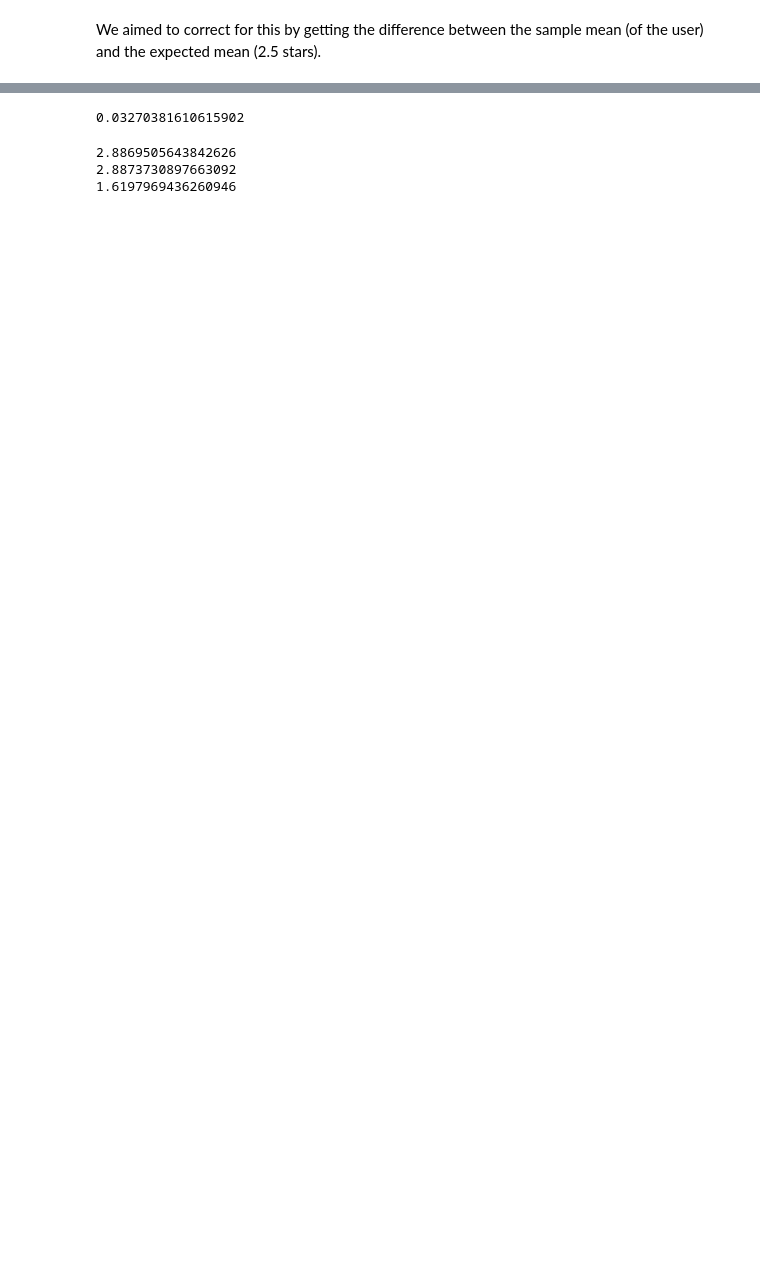
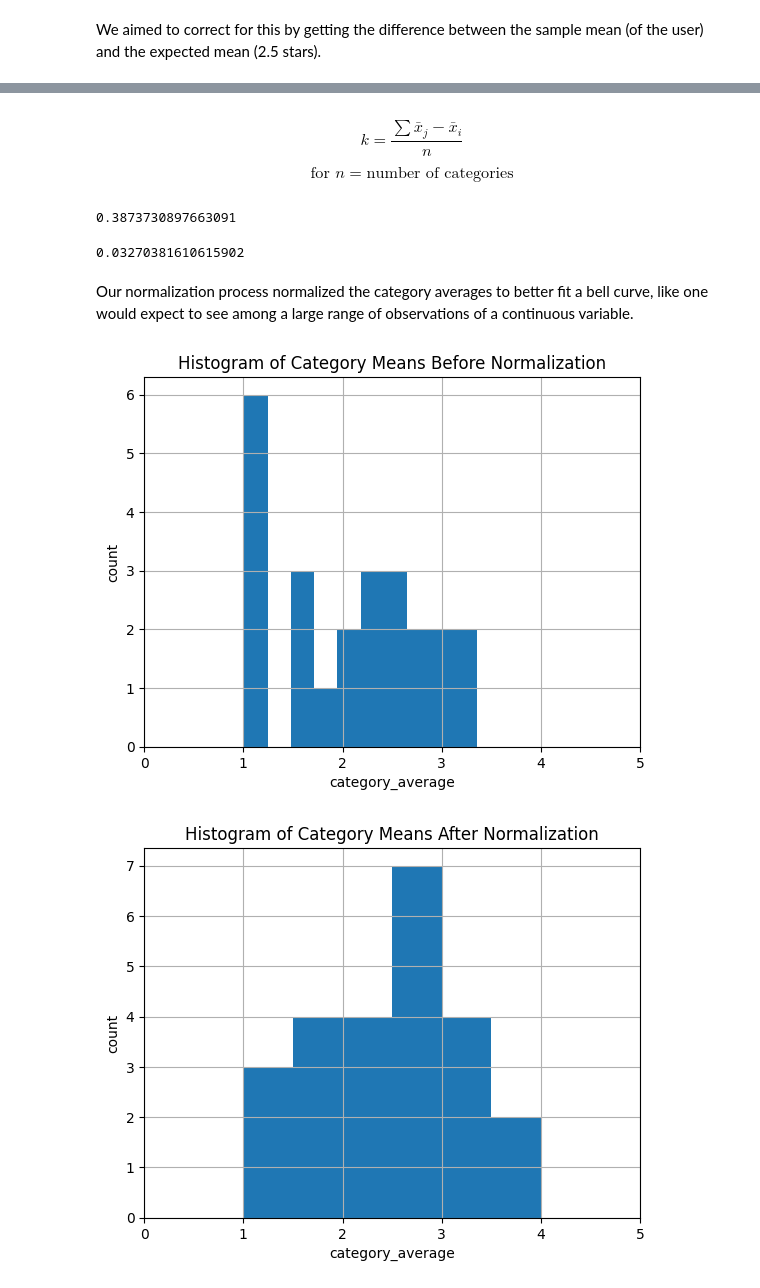
Before and after one commit to eflynn4/apexivyhackathoncrazy, a Jupyter notebook: data/data.ipynb, the cells around one changed output, grey strips where cells are left out. Saved outputs shown, nothing was run; the diff lists cells and outputs as text; code cells hidden in the pictures; blank space fills up the shorter version.

```diff
--- a/data/data.ipynb
+++ b/data/data.ipynb
@@ -137 +156,9 @@ $$k = $$
+# %% [markdown]
+$$k = \frac{\sum{\bar{x}_j-\bar{x}_i}}{n}$$
+$$\text{for } n = \text{number of categories}$$
+# %%
+k = float(means["difference"].mean())
+print(k)
+# %% [output]
+0.3873730897663091
 # %%
@@ -139,22 +166,21 @@ means["difference"].max() - means["difference"].min()
 # %% [output]
 0.03270381610615902
-# %%
-def adjust(x: float) -> float:
-    k = float(means["difference"].mean())
-    adjusted = (-k/2.5)*(x-5)+x
-    return adjusted
-
-k = float(means["difference"].mean())
-
-tests = []
-for x in range(0, 5000):
-    tests.append(adjust(x/1000))
-
-#print(adjust(5))
-print(np.mean(tests))
-print(adjust(2.5))
-print(adjust(1))
-# %% [output]
-2.8869505643842626
-2.8873730897663092
-1.6197969436260946
+# %% [markdown]
+Our normalization process normalized the category averages to better fit a bell curve, like one would expect to see among a large range of observations of a continuous variable.
+# %%
+means["raw"].hist()
+plt.title("Histogram of Category Means Before Normalization")
+plt.xlim(0, 5)
+plt.xlabel("category_average")
+plt.ylabel("count")
+plt.show()
+
+means["normalized"].hist(range=(0,5))
+plt.title("Histogram of Category Means After Normalization")
+plt.xlim(0, 5)
+plt.xlabel("category_average")
+plt.ylabel("count")
+plt.show()
+# %% [output]
+[figure, added]
+[figure, added]
```
Also changed, not shown: parts of 23 cells of this notebook.
